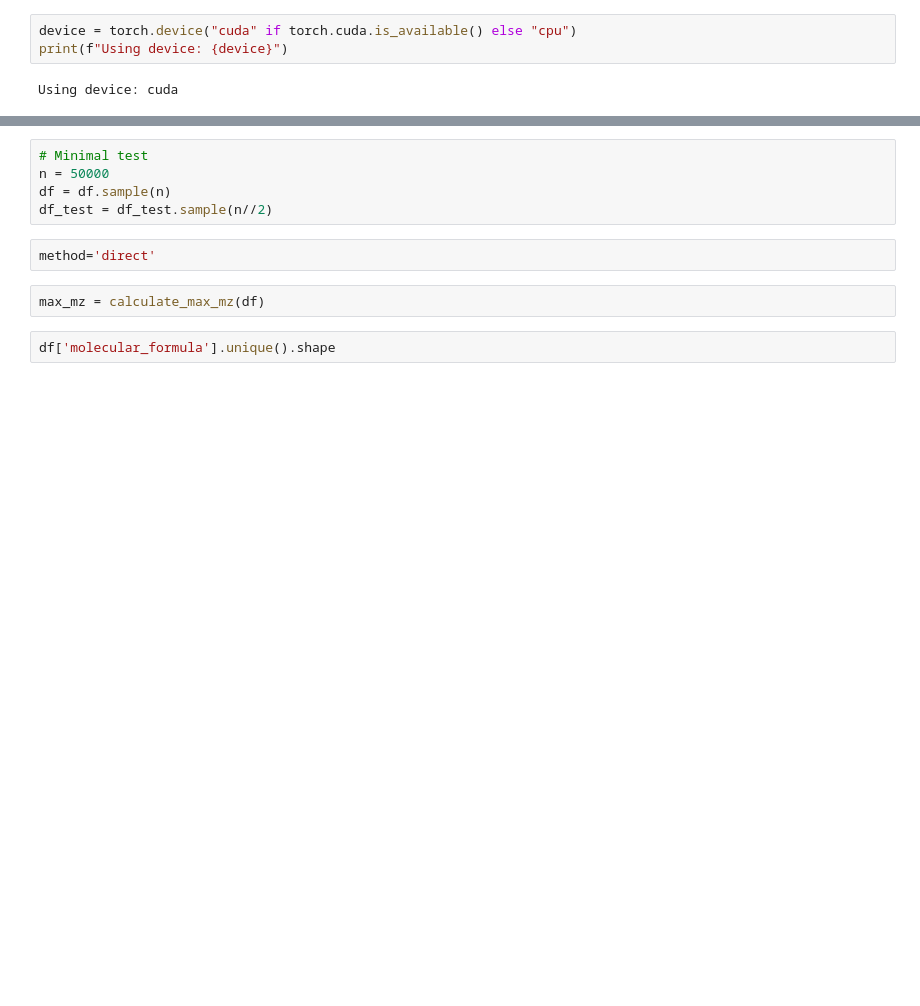
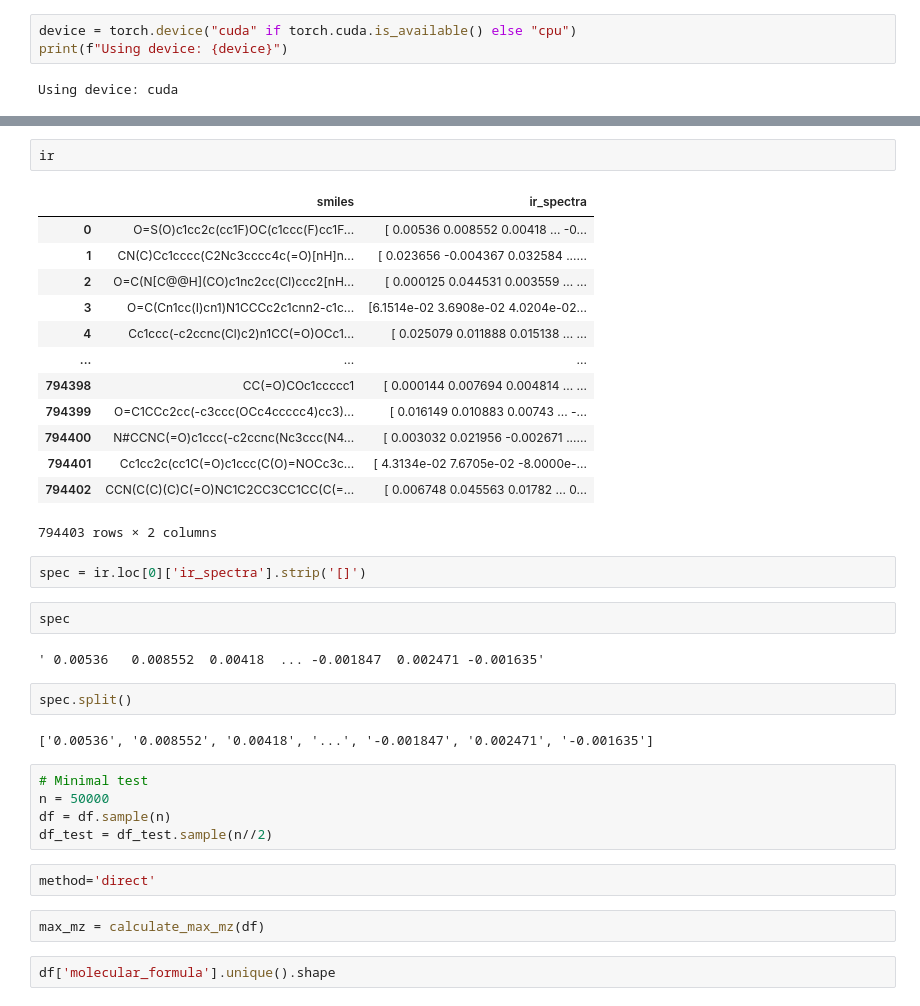
Before and after one commit to Kyle-OD/MS-FTIR-Transfer, a Jupyter notebook: msd_seq2seq.ipynb, the cells around one changed output, grey strips where cells are left out. Cells and saved outputs as stored; diff of their text form; blank space fills up the shorter version.

```diff
--- a/msd_seq2seq.ipynb
+++ b/msd_seq2seq.ipynb
@@ -43,3 +56,29 @@ Test shape: (213326, 17)
+# %%
+ir
+# %% [output]
+|  | smiles | ir_spectra |
+| 0 | O=S(O)c1cc2c(cc1F)OC(c1ccc(F)cc1F... | [ 0.00536 0.008552 0.00418 ... -0... |
+| 1 | CN(C)Cc1cccc(C2Nc3cccc4c(=O)[nH]n... | [ 0.023656 -0.004367 0.032584 ...... |
+| 2 | O=C(N[C@@H](CO)c1nc2cc(Cl)ccc2[nH... | [ 0.000125 0.044531 0.003559 ... ... |
+| 3 | O=C(Cn1cc(I)cn1)N1CCCc2c1cnn2-c1c... | [6.1514e-02 3.6908e-02 4.0204e-02... |
+| 4 | Cc1ccc(-c2ccnc(Cl)c2)n1CC(=O)OCc1... | [ 0.025079 0.011888 0.015138 ... ... |
+| ... | ... | ... |
+| 794398 | CC(=O)COc1ccccc1 | [ 0.000144 0.007694 0.004814 ... ... |
+| 794399 | O=C1CCc2cc(-c3ccc(OCc4ccccc4)cc3)... | [ 0.016149 0.010883 0.00743 ... -... |
+| 794400 | N#CCNC(=O)c1ccc(-c2ccnc(Nc3ccc(N4... | [ 0.003032 0.021956 -0.002671 ...... |
+| 794401 | Cc1cc2c(cc1C(=O)c1ccc(C(O)=NOCc3c... | [ 4.3134e-02 7.6705e-02 -8.0000e-... |
+| 794402 | CCN(C(C)(C)C(=O)NC1C2CC3CC1CC(C(=... | [ 0.006748 0.045563 0.01782 ... 0... |
+794403 rows × 2 columns
+# %%
+spec = ir.loc[0]['ir_spectra'].strip('[]')
+# %%
+spec
+# %% [output]
+' 0.00536   0.008552  0.00418  ... -0.001847  0.002471 -0.001635'
+# %%
+spec.split()
+# %% [output]
+['0.00536', '0.008552', '0.00418', '...', '-0.001847', '0.002471', '-0.001635']
 # %%
 # Minimal test
 n = 50000
```
Also changed, not shown: parts of 6 cells of this notebook, 9 other files.
